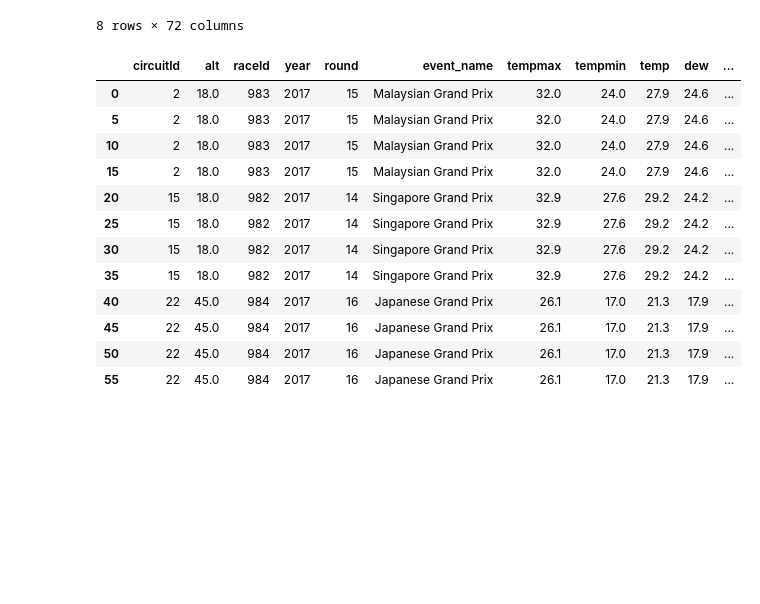
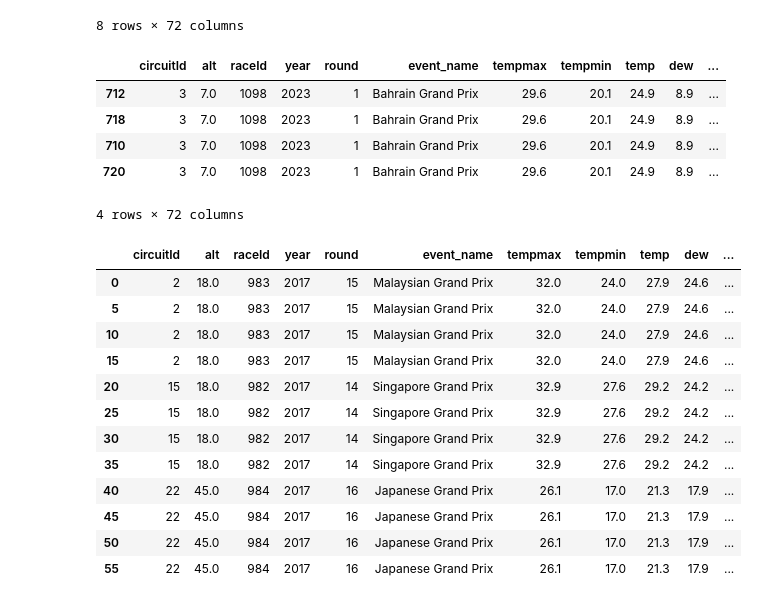
Before and after one commit to Yoshi234/f1-fanatasy-analysis, a Jupyter notebook: code/modeling/nick_learning.ipynb, the cells around one changed output. Drawn from its saved outputs; the diff is of its cells as text; code cells hidden in the pictures; blank space fills up the shorter version.

```diff
--- a/code/modeling/nick_learning.ipynb
+++ b/code/modeling/nick_learning.ipynb
@@ -973,6 +989,7 @@ pd.read_feather("../../data/clean_model_data.feather").sort_values(by=['year', '
 10 rows × 72 columns
 # %%
 y37 = get_data_in_window(k=3, yr=2023, r_val=3).sort_values('round')
+y38 = y37[(y37['round'] == 1) & (y37['year'] == 2023)]
 y37 = y37.drop(y37[(y37['round'] == 1) & (y37['year'] == 2023)].index)
 y37[::5]
 # %% [output]
@@ -986,6 +1003,15 @@ y37[::5]
 | 237 | 1 | 10.0 | 1100 | 2023 | 3 | Australian Grand Prix | 18.1 | 8.7 | 13.6 | 7.7 | ... |
 | 243 | 1 | 10.0 | 1100 | 2023 | 3 | Australian Grand Prix | 18.1 | 8.7 | 13.6 | 7.7 | ... |
 8 rows × 72 columns
+# %%
+y38[::5]
+# %% [output]
+|  | circuitId | alt | raceId | year | round | event_name | tempmax | tempmin | temp | dew | ... |
+| 712 | 3 | 7.0 | 1098 | 2023 | 1 | Bahrain Grand Prix | 29.6 | 20.1 | 24.9 | 8.9 | ... |
+| 718 | 3 | 7.0 | 1098 | 2023 | 1 | Bahrain Grand Prix | 29.6 | 20.1 | 24.9 | 8.9 | ... |
+| 710 | 3 | 7.0 | 1098 | 2023 | 1 | Bahrain Grand Prix | 29.6 | 20.1 | 24.9 | 8.9 | ... |
+| 720 | 3 | 7.0 | 1098 | 2023 | 1 | Bahrain Grand Prix | 29.6 | 20.1 | 24.9 | 8.9 | ... |
+4 rows × 72 columns
 # %%
 df1 = get_data_in_window(k = 3, yr = 2017, r_val = 16)
 df1 = df1.reset_index().drop(['index'],axis=1)
```
Also changed, not shown: parts of 3 cells of this notebook.
